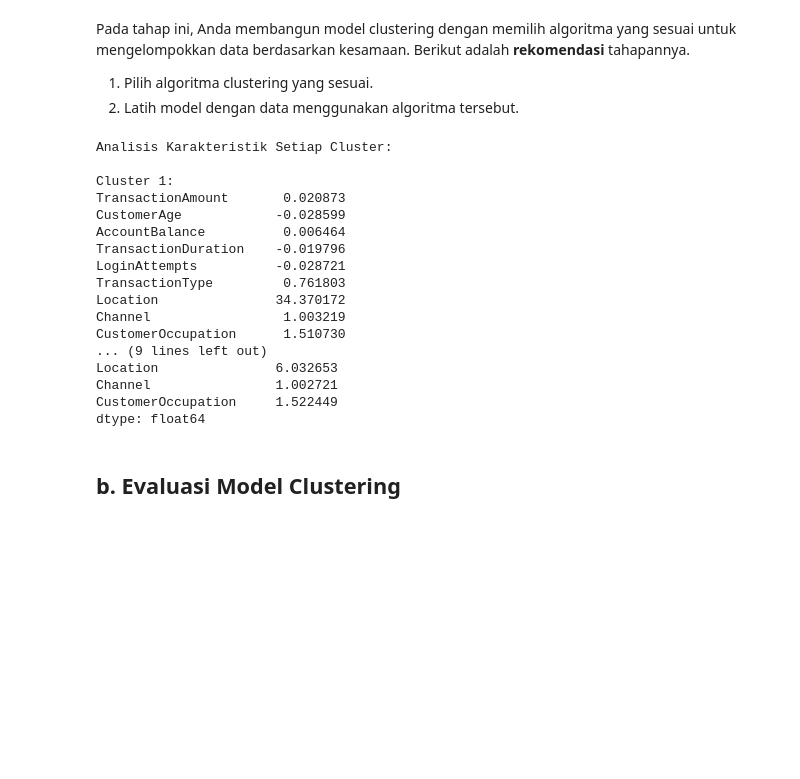
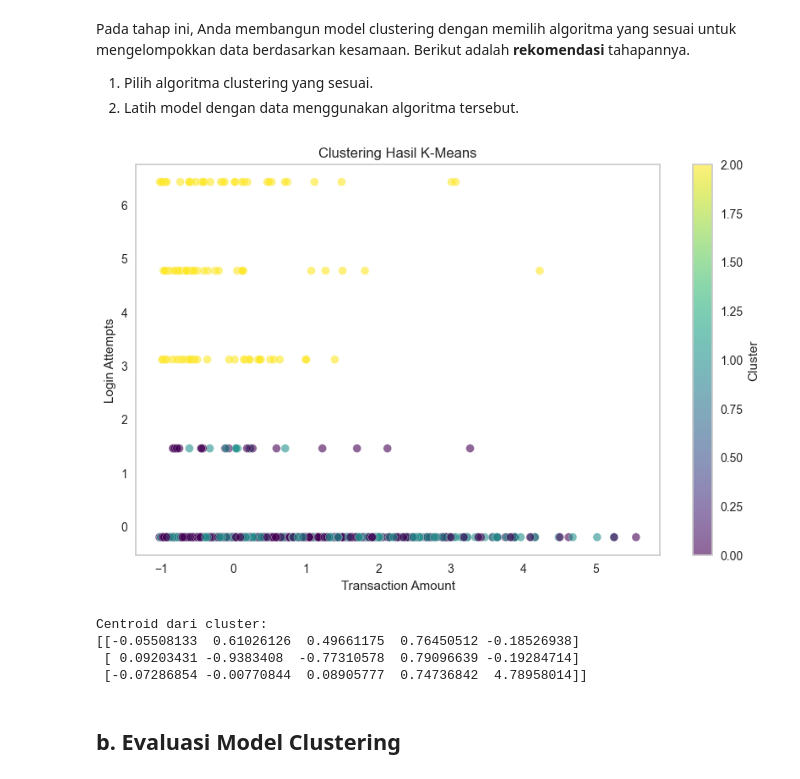
Before and after one commit to Akmal7604/Dicoding_Akmal, a Jupyter notebook: Project Akhir Machine Learning/Submission/[Clustering]_Submission_Akhir_BMLP_M_Akmal.ipynb, the cells around one changed output. Cells and saved outputs as stored; diff of their text form; code cells hidden in the pictures; blank space fills up the shorter version.

```diff
--- a/Project Akhir Machine Learning/Submission/[Clustering]_Submission_Akhir_BMLP_M_Akmal.ipynb
+++ b/Project Akhir Machine Learning/Submission/[Clustering]_Submission_Akhir_BMLP_M_Akmal.ipynb
@@ -369,45 +398,39 @@ X = data[features].copy()
-# %%
-# 3. Melatih model KMeans dengan jumlah cluster optimal
-k = 2
-kmeans = KMeans(n_clusters=optimal_k, random_state=0)
-kmeans.fit(X)
-
-# Mendapatkan label cluster
-labels = kmeans.labels_
-data['Cluster'] = labels  # Menyimpan label cluster ke dalam DataFrame
-
-# Fungsi untuk menganalisis karakteristik cluster
-def analyze_clusters(X, labels, k):
-    print("Analisis Karakteristik Setiap Cluster:")
-    for cluster_id in range(k):
-        cluster_data = X[labels == cluster_id]
-        mean_values = cluster_data.mean()
-        print(f"\nCluster {cluster_id + 1}:")
-        print(mean_values)
-
-# Analisis karakteristik setiap cluster
-analyze_clusters(X, labels, k)
-
-# Menyimpan hasil ke dalam file baru
-data.to_csv('clustered_data.csv', index=False)
-# %% [output]
-Analisis Karakteristik Setiap Cluster:
-
-Cluster 1:
-TransactionAmount       0.020873
-CustomerAge            -0.028599
-AccountBalance          0.006464
-TransactionDuration    -0.019796
-LoginAttempts          -0.028721
-TransactionType         0.761803
-Location               34.370172
-Channel                 1.003219
-CustomerOccupation      1.510730
-... (9 lines left out)
-Location               6.032653
-Channel                1.002721
-CustomerOccupation     1.522449
-dtype: float64
+# %%
+# 1. Membaca Dataset
+df = pd.read_csv('processed_data.csv')
+
+# 2. Memilih Fitur
+features = df[['TransactionAmount', 'CustomerAge', 'AccountBalance', 'TransactionType', 'LoginAttempts']]
+
+# 5. Menjalankan K-Means Clustering
+kmeans = KMeans(n_clusters=3, random_state=42)
+kmeans.fit(features)
+
+# Mendapatkan label dari cluster
+labels = kmeans.labels_
+
+# Menambahkan label cluster ke DataFrame
+df['Cluster'] = labels
+
+# 6. Visualisasi Hasil Clustering
+plt.figure(figsize=(10, 6))
+plt.scatter(df['TransactionAmount'], df['LoginAttempts'], c=df['Cluster'], cmap='viridis', s=50, alpha=0.6, edgecolors='w')
+plt.title('Clustering Hasil K-Means')
+plt.xlabel('Transaction Amount')
+plt.ylabel('Login Attempts')
+plt.colorbar(label='Cluster')
+plt.grid()
+plt.show()
+
+# Menampilkan hasil
+print("Centroid dari cluster:")
+print(kmeans.cluster_centers_)
+# %% [output]
+[figure, added]
+Centroid dari cluster:
+[[-0.05508133  0.61026126  0.49661175  0.76450512 -0.18526938]
+ [ 0.09203431 -0.9383408  -0.77310578  0.79096639 -0.19284714]
+ [-0.07286854 -0.00770844  0.08905777  0.74736842  4.78958014]]
 # %% [markdown]
 ## **b. Evaluasi Model Clustering**
 # %% [markdown]
```
Also changed, not shown: parts of 51 cells of this notebook, 6 other files.
